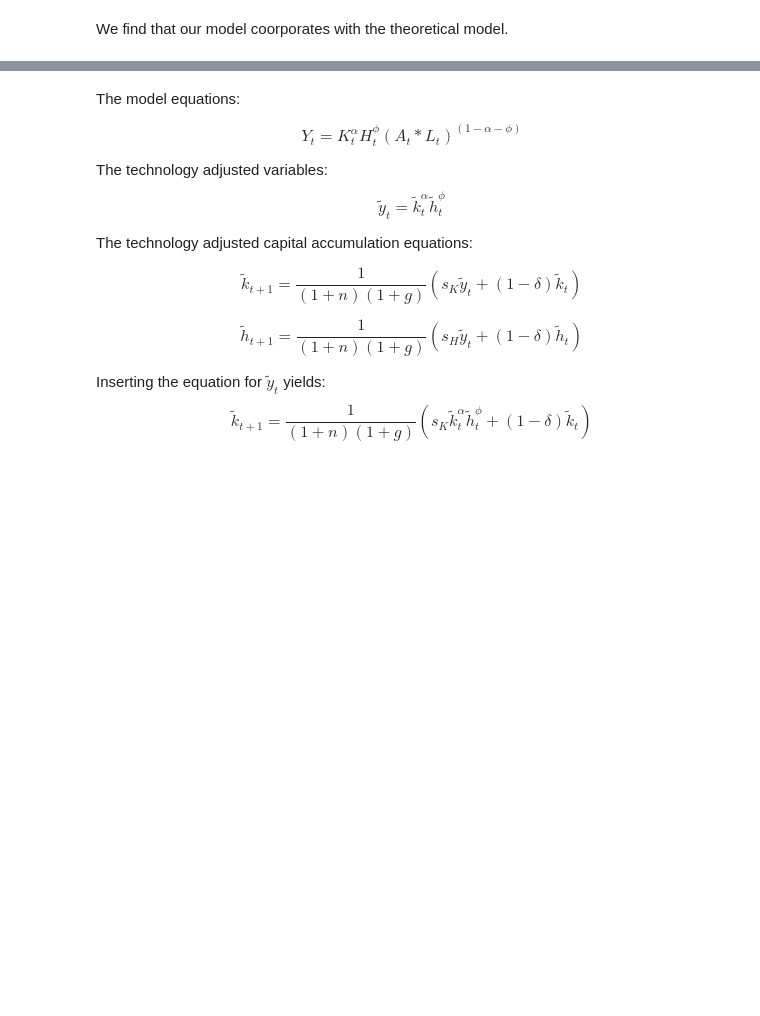
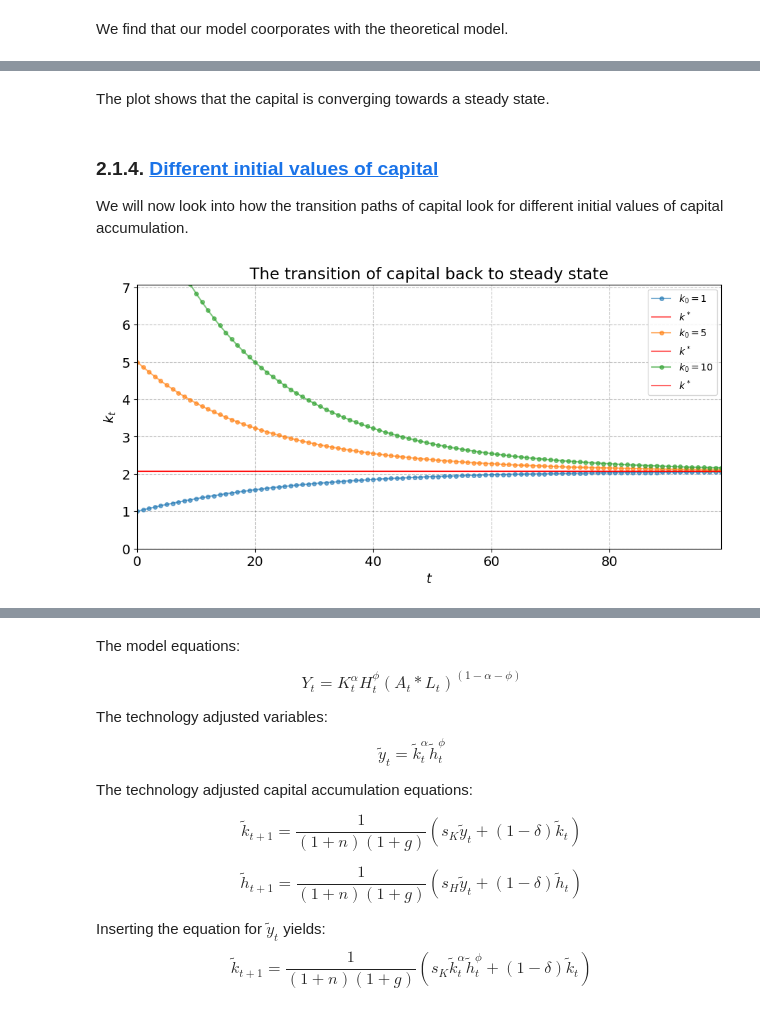
Before and after one commit to NumEconCopenhagen/projects-2024-agnete-og-andrea, a Jupyter notebook: modelproject/Solow.ipynb, the cells around one changed output, grey strips where cells are left out. Drawn from its saved outputs; the diff is of its cells as text; code cells hidden in the pictures; blank space fills up the shorter version.

```diff
--- a/modelproject/Solow.ipynb
+++ b/modelproject/Solow.ipynb
@@ -153,0 +250,14 @@ We find that our model coorporates with the theoretical model.
+# %% [markdown]
+The plot shows that the capital is converging towards a steady state.
+# %% [markdown]
+
+### 2.1.4. <a id='toc2_1_4_'></a>   [Different initial values of capital](#toc0_)
+
+We will now look into how the transition paths of capital look for different initial values of capital accumulation.
+# %%
+# Simulate and plot the transition of capital for different initial values
+TechModel=SolowModelWithTechProgress()
+initial_capitals = [1, 5, 10]
+TechModel.simulate(initial_capitals)
+# %% [output]
+[figure, added]
```
Also changed, not shown: parts of 37 cells of this notebook, 1 other file.
